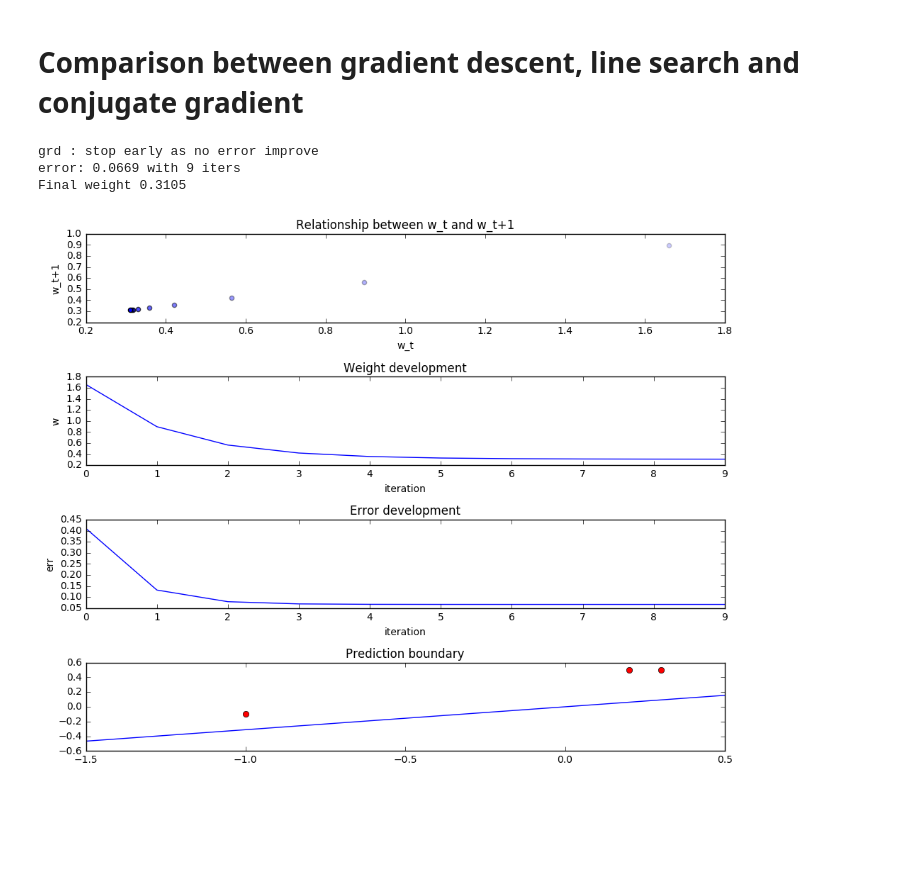
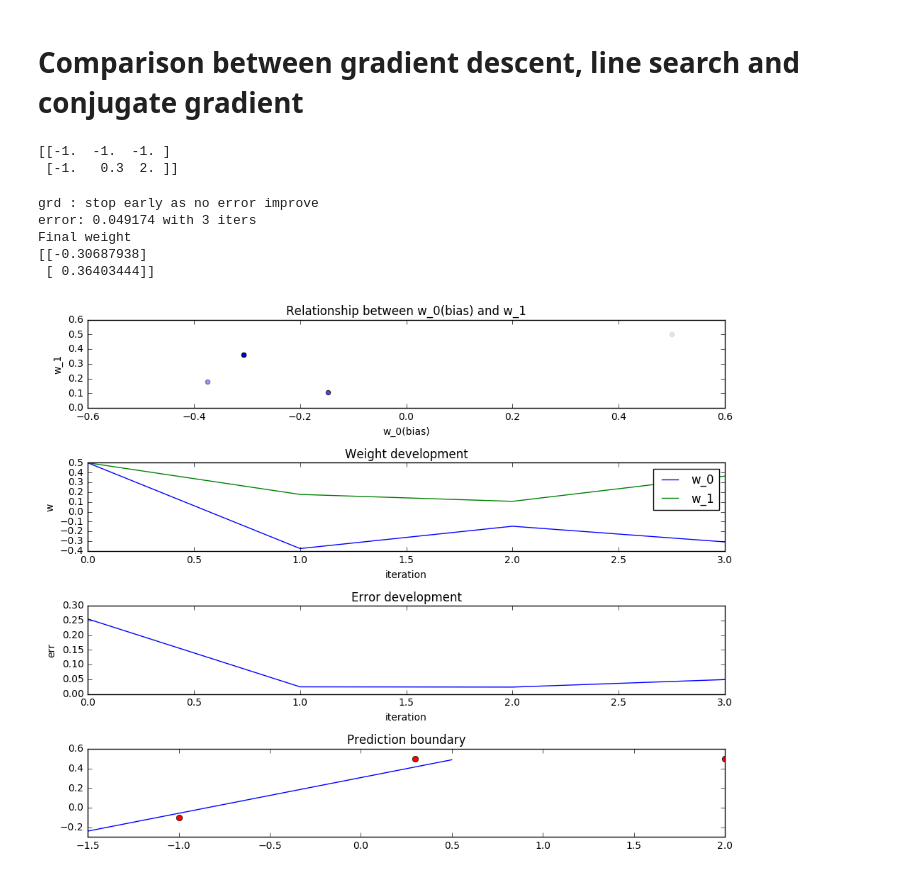
Before and after one commit to p16i/course-machine-intelligence-1, a Jupyter notebook: w4/learning-optimization.ipynb, the cells around one changed output. Cells and saved outputs as stored; diff of their text form; code cells hidden in the pictures; blank space fills up the shorter version.

```diff
--- a/w4/learning-optimization.ipynb
+++ b/w4/learning-optimization.ipynb
@@ -6,31 +6,38 @@ import numpy as np
 
 plt.rcParams["figure.figsize"] = [10,8]
 # %%
-MAXIMUM_ITER = 10
-STOP_THRESHOLD = 0.00001
+MAXIMUM_ITER = 1000
+STOP_THRESHOLD = 0.00000001
 
-default_X = np.array([-1,  0.3,0.2]).reshape(1,3)
+default_X = np.array([-1, -1, -1, -1, 0.3,2]).reshape(2,3)
 default_Y = np.array([-0.1,0.5,0.5]).reshape(3,1)
 
-default_W = np.array([1.66]).reshape(1,1)
+print(default_X)
+default_W = np.array([0.5,0.5]).reshape(2,1)
+# %% [output]
+[[-1.  -1.  -1. ]
+ [-1.   0.3  2. ]]
 # %%
 def plot_w_development( res ):
+    total_iters = len(res['errors'])
     weights = res['weights']
-    opacities = np.linspace(0.1,1, len(weights))
+    opacities = np.linspace(0.1,1, total_iters)
     p = plt.subplot(4,1,1)
-    for i in range(len(weights)-1):
 
-        p.scatter( weights[i], weights[i+1], alpha=opacities[i+1] )
+    for i in range(len(weights)):
+        p.scatter( weights[i, 0], weights[i,1], alpha=opacities[i] )
 
-    plt.xlabel('w_t')
-    plt.ylabel('w_t+1')
-    p.set_title("Relationship between w_t and w_t+1")
+    plt.xlabel('w_0(bias)')
+    plt.ylabel('w_1')
+    p.set_title("Relationship between w_0(bias) and w_1")
 
     p = plt.subplot(4,1,2)
     p.set_title("Weight development")
-    its = np.arange(0, len(weights));
+    its = np.arange(0, total_iters);
 
-    p.plot(its, weights)
+    p.plot(its, weights[:, 0], label ="w_0" )
+    p.plot(its, weights[:, 1], label ="w_1" )
+    p.legend()
     plt.xlabel('iteration')
     plt.ylabel('w')
 
@@ -43,16 +50,20 @@ def plot_w_development( res ):
     p = plt.subplot(4,1,4)
 
     no_samples = 100
-    X_RANGE = np.linspace(-1.5,0.5, no_samples).reshape(1,no_samples)
-    predicted_values = pred(X_RANGE, res['final_weight'] )
+    X = np.ones((2, no_samples)) * -1
+    X[1,:] = np.linspace(-1.5,0.5, no_samples).reshape(1,no_samples)
+    predicted_values = pred( X, res['final_weight'] )
 
-    p.plot( X_RANGE.reshape(no_samples,1), predicted_values[:, :1].flatten() )
-    p.plot( default_X.reshape(3,1), default_Y, 'ro' )
+
+    p.plot( X[1,:] , predicted_values[:, :1].flatten() )
+    p.plot( default_X[1,:], default_Y, 'ro' )
     p.set_title("Prediction boundary")
 
     plt.tight_layout()
-    print("error: %.4f with %d iters" % ( res["errors"][-1], len(res["weights"])-1) )
-    print("Final weight %2.4f" % res["weights"][-1])
+#     print(res["errors"])
+    print("error: %.6f with %d iters" % ( res["errors"][-1], len(res["weights"])-1) )
+    print("Final weight ")
+    print(res["final_weight"])
 # %%
 def compute_err(x,y,w):
     A = pred(x,w) - Y
@@ -63,35 +78,39 @@ def pred(x,w):
 # %%
 
 def grd(X,y,w, eta=0.5):
 
     it = 0
-    w_basket = [w[0][0]]
+    w_basket = [w]
     errs = [compute_err(X,y,w)]
 
     while it < MAXIMUM_ITER:
 
         H =  np.dot(X,X.T)
         grad = np.dot(H,w) - np.dot(X,Y)
 
         w = w - eta*grad
 
-        w_basket.append(w[0][0])
+#         w_basket.append(w[0][0])
+        w_basket.append(w)
 
         err = compute_err(X,y,w)
         errs.append(err)
         if it > 0 and errs[it-1]-err < STOP_THRESHOLD :
             print("grd : stop early as no error improve")
             break
 
         it = it + 1
-    return {"weights": w_basket, "final_weight": w_basket[-1], "errors": errs }
+    return {"weights": np.array(w_basket).reshape(len(errs), len(w)), "final_weight": w_basket[-1], "errors": errs }
+
 grd_result = grd(default_X,default_Y,default_W)
 plot_w_development(grd_result)
 # %% [output]
 grd : stop early as no error improve
-error: 0.0669 with 9 iters
-Final weight 0.3105
+error: 0.049174 with 3 iters
+Final weight
+[[-0.30687938]
+ [ 0.36403444]]
-[figure, old version]
+[figure, new version]
 # %%
 def line_search(X,y,w):
     it = 0
```
Also changed, not shown: parts of 3 cells of this notebook.
